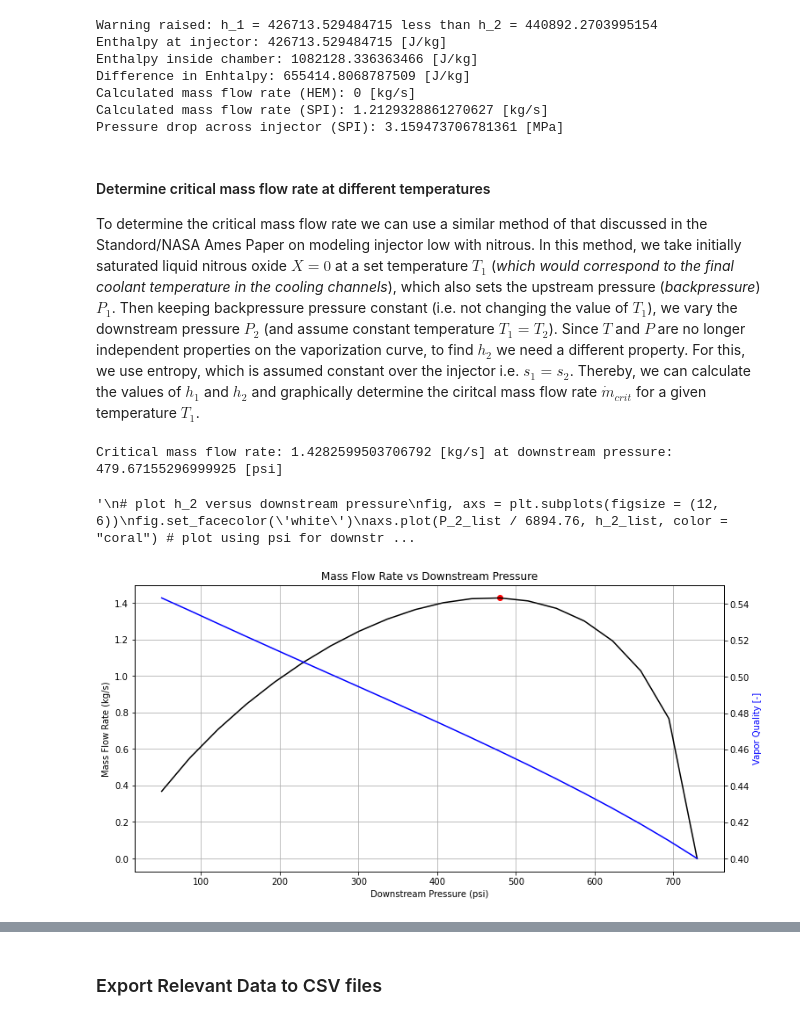
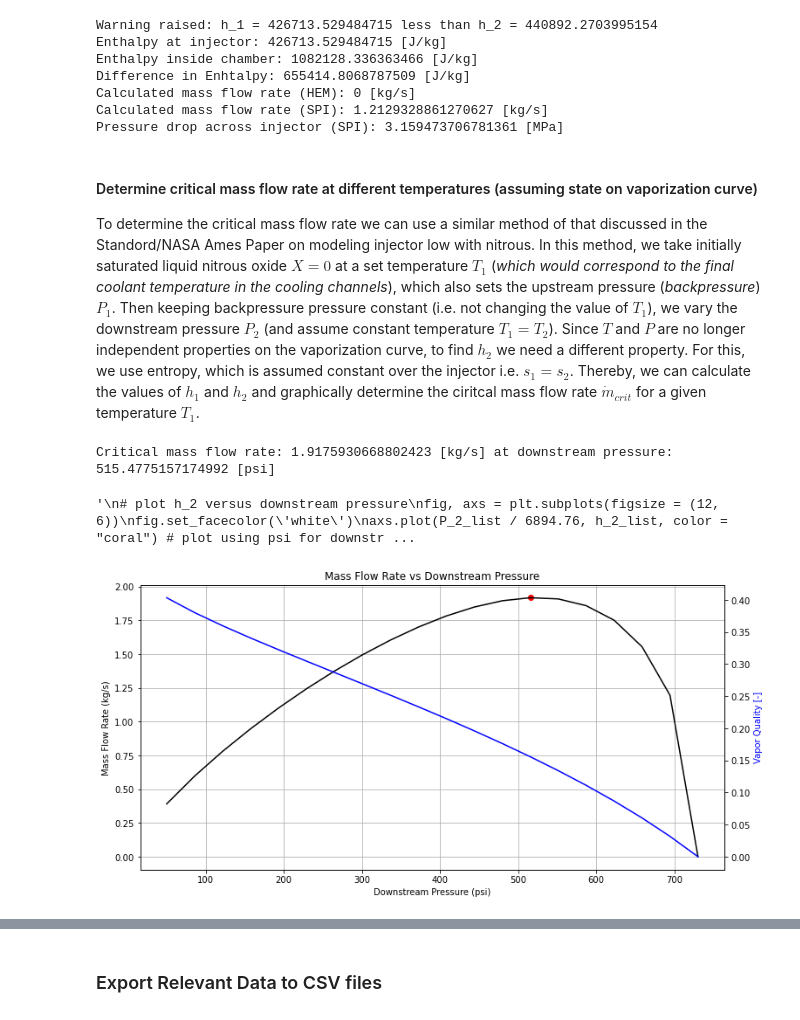
Before and after one commit to Project-Liquid/TheRocket, a Jupyter notebook: TheEngine/Regen Solver/hemsolver.ipynb, the cells around one changed output, grey strips where cells are left out. Cells and saved outputs as stored; diff of their text form; code cells hidden in the pictures.

```diff
--- a/TheEngine/Regen Solver/hemsolver.ipynb
+++ b/TheEngine/Regen Solver/hemsolver.ipynb
@@ -2072,13 +2072,13 @@ Calculated mass flow rate (HEM): 0 [kg/s]
 Calculated mass flow rate (SPI): 1.2129328861270627 [kg/s]
 Pressure drop across injector (SPI): 3.159473706781361 [MPa]
 # %% [markdown]
-#### Determine critical mass flow rate at different temperatures
+#### Determine critical mass flow rate at different temperatures (assuming state on vaporization curve)
 To determine the critical mass flow rate we can use a similar method of that discussed in the Standord/NASA Ames Paper on modeling injector low with nitrous. In this method, we take initially saturated liquid nitrous oxide $X = 0$ at a set temperature $T_1$ (<em>which would correspond to the final coolant temperature in the cooling channels</em>), which also sets the upstream pressure (<em>backpressure</em>) $P_1$. Then keeping backpressure pressure constant (i.e. not changing the value of $T_1$), we vary the downstream pressure $P_2$ (</em>and assume constant temperature $T_1 = T_2$</em>). Since $T$ and $P$ are no longer independent properties on the vaporization curve, to find $h_2$ we need a different property. For this, we use entropy, which is assumed constant over the injector i.e. $s_1 = s_2$. Thereby, we can calculate the values of $h_1$ and $h_2$ and graphically determine the ciritcal mass flow rate $\dot{m}_{crit}$ for a given temperature $T_1$.
 # %%
 # define values for injector parameters
 C_D = 0.66 # [-] - discharge coefficient for coolant flow
 A_o = 0.0001 # [m^2] - area of injector
-X_1 = 0.4 # [-] - vapor quality of coolant before entering injector
+X_1 = 0 # [-] - vapor quality of coolant before entering injector
 T_1 = 293 # [K] - temperature of coolant before entering injector
 
 # calculated values for injector parameters
@@ -2122,32 +2122,33 @@ max_mdot = max(mdot_list)
 max_P_2 = P_2_list[np.argmax(mdot_list)]
 plt.scatter(max_P_2 / 6894.76, max_mdot, color = "r", label = "Critical Pressure")
 # plot vapor quality on sister axis
 axs2 = axs.twinx()
 axs2.plot(P_2_list / 6894.76, X_2_list, color = "b", label = "Downstream Vapor Quality")
 axs2.set_ylabel("Vapor Quality [-]", color = "b")
 
 print("Critical mass flow rate:", max_mdot, "[kg/s] at downstream pressure:", max_P_2 / 6894.76, "[psi]")
 
+
 '''
 # plot h_2 versus downstream pressure
 fig, axs = plt.subplots(figsize = (12, 6))
 fig.set_facecolor('white')
 axs.plot(P_2_list / 6894.76, h_2_list, color = "coral") # plot using psi for downstream pressure
 axs.grid()
 axs.set_xlabel("Downstream Pressure (psi)")
 axs.set_ylabel("Enthalpy (J/kg)")
 axs.set_title("Enthalpy vs Downstream Pressure")
 
 # plot rho_2 versus downstream pressure
 fig, axs = plt.subplots(figsize = (12, 6))
 fig.set_facecolor('white')
 axs.plot(P_2_list / 6894.76, rho_2_list, color = "aqua") # plot using psi for downstream pressure
 axs.grid()
 axs.set_xlabel("Downstream Pressure (psi)")
 axs.set_ylabel("Density (kg/m^3)")
 axs.set_title("Downstream Density vs Downstream Pressure")
 '''
 # %% [output]
-Critical mass flow rate: 1.4282599503706792 [kg/s] at downstream pressure: 479.67155296999925 [psi]
+Critical mass flow rate: 1.9175930668802423 [kg/s] at downstream pressure: 515.4775157174992 [psi]
 '\n# plot h_2 versus downstream pressure\nfig, axs = plt.subplots(figsize = (12, 6))\nfig.set_facecolor(\'white\')\naxs.plot(P_2_list / 6894.76, h_2_list, color = "coral") # plot using psi for downstr ...
-[figure, old version]
+[figure, new version]
```
Also changed, not shown: parts of 2 cells of this notebook, 8 other files.
